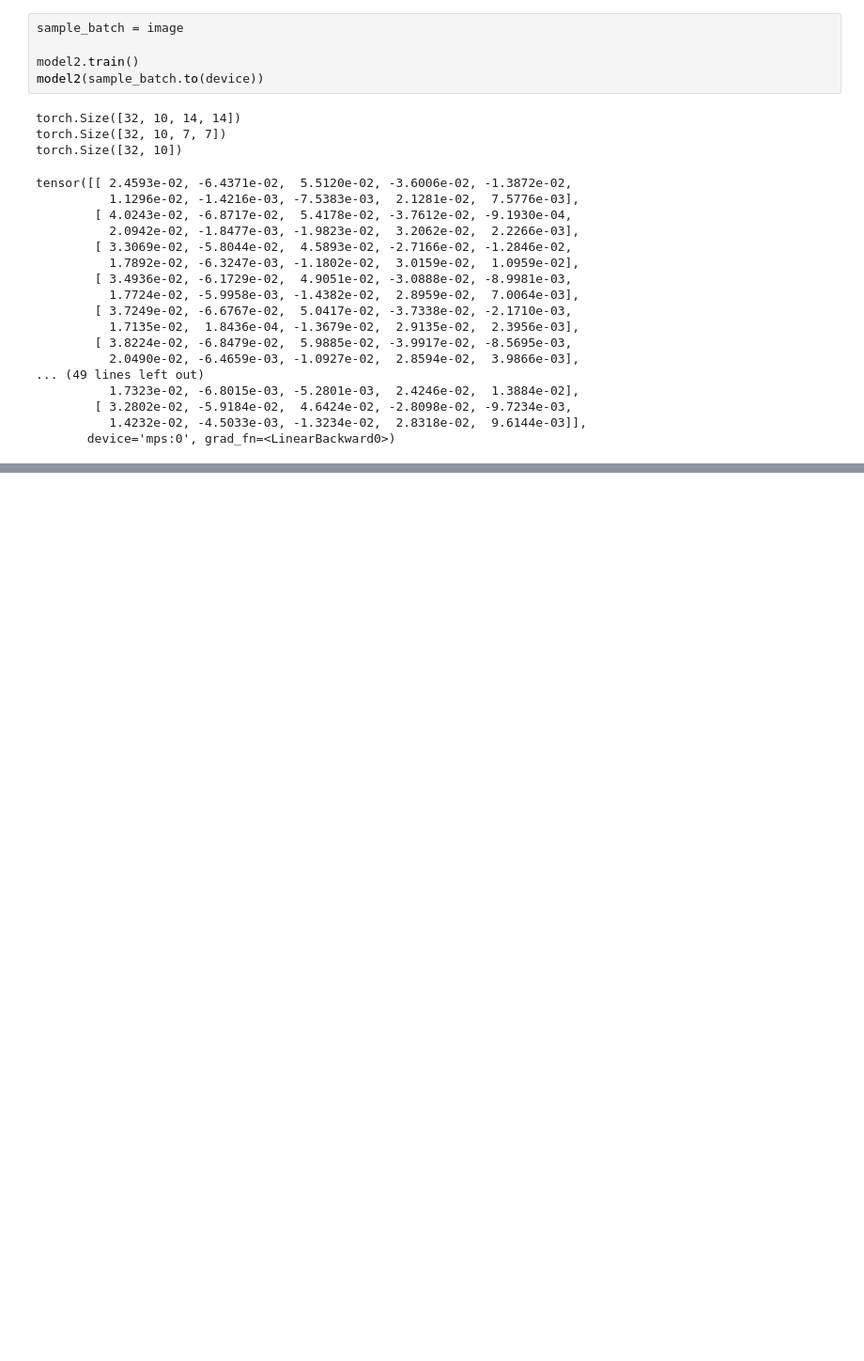
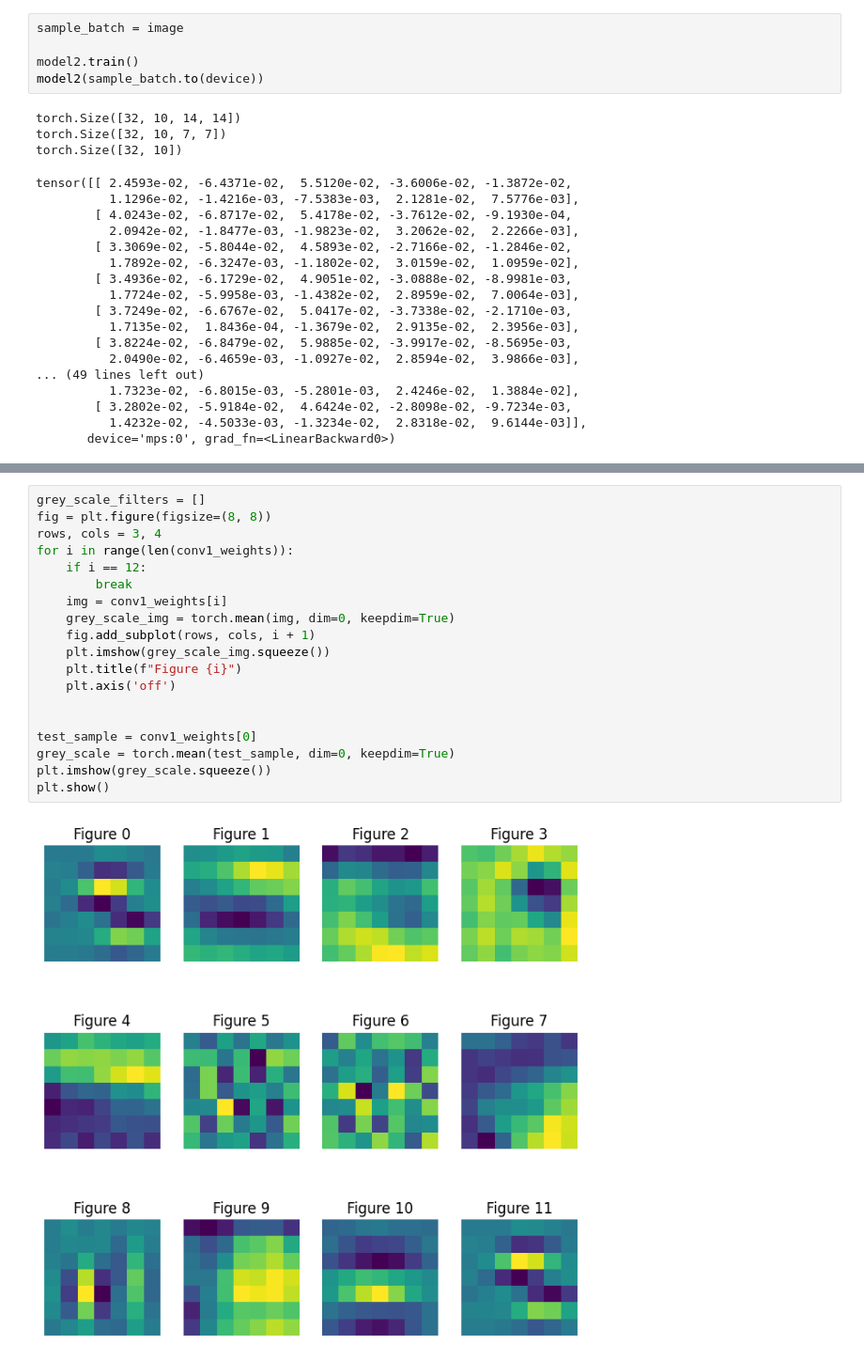
Before and after one commit to DeveloperVishnuVardhan/Project-5-Optical-charecter-recognition, a Jupyter notebook: debugging.ipynb, the cells around one changed output, grey strips where cells are left out. Shown at 94% size. Drawn from its saved outputs; the diff is of its cells as text; blank space fills up the shorter version.

```diff
--- a/debugging.ipynb
+++ b/debugging.ipynb
@@ -697,0 +762,21 @@ tensor([[ 2.4593e-02, -6.4371e-02,  5.5120e-02, -3.6006e-02, -1.3872e-02,
+# %%
+grey_scale_filters = []
+fig = plt.figure(figsize=(8, 8))
+rows, cols = 3, 4
+for i in range(len(conv1_weights)):
+    if i == 12:
+        break
+    img = conv1_weights[i]
+    grey_scale_img = torch.mean(img, dim=0, keepdim=True)
+    fig.add_subplot(rows, cols, i + 1)
+    plt.imshow(grey_scale_img.squeeze())
+    plt.title(f"Figure {i}")
+    plt.axis('off')
+
+
+test_sample = conv1_weights[0]
+grey_scale = torch.mean(test_sample, dim=0, keepdim=True)
+plt.imshow(grey_scale.squeeze())
+plt.show()
+# %% [output]
+[figure, added]
```
Also changed, not shown: parts of 5 cells of this notebook, 1 other file.
